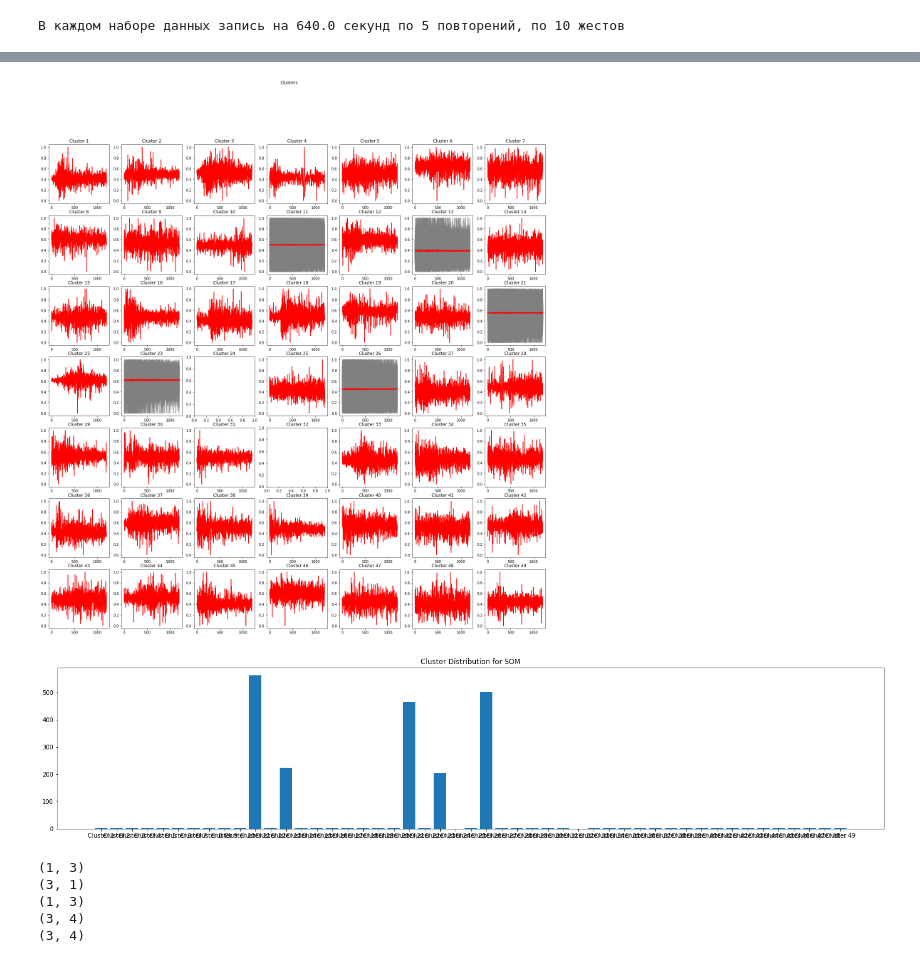
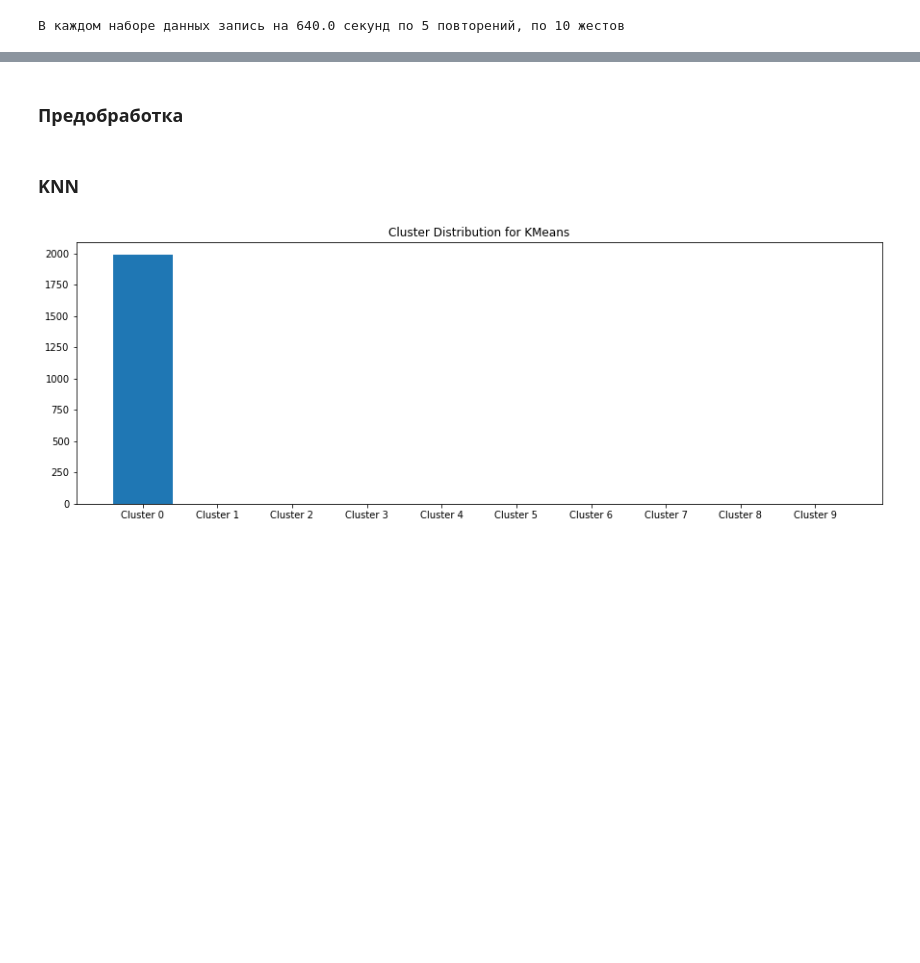
Before and after one commit to zugzvangg/SPC, a Jupyter notebook: stats/biosignals/ts_clustering.ipynb, the cells around one changed output, grey strips where cells are left out. Saved outputs shown, nothing was run; the diff lists cells and outputs as text; code cells hidden in the pictures; blank space fills up the shorter version.

```diff
--- a/stats/biosignals/ts_clustering.ipynb
+++ b/stats/biosignals/ts_clustering.ipynb
@@ -114,14 +123,0 @@ plt.show()
-# %%
-for i in range(len(mySeries)):
-    mySeries[i] = MinMaxScaler().fit_transform(mySeries[i].reshape(-1, 1)).reshape(1, -1)[0]
-# %%
-som_x = som_y = math.ceil(math.sqrt(math.sqrt(len(mySeries))))
-# I didn't see its significance but to make the map square,
-# I calculated square root of map size which is
-# the square root of the number of series
-# for the row and column counts of som
-
-som = MiniSom(som_x, som_y, len(mySeries[0]), sigma=0.3, learning_rate = 0.1)
-
-som.random_weights_init(mySeries)
-som.train(mySeries, 50000)
@@ -144,7 +124,2 @@ def plot_som_series_averaged_center(som_x, som_y, win_map):
-# %%
-win_map = som.win_map(mySeries)
-# Returns the mapping of the winner nodes and inputs
-
-plot_som_series_averaged_center(som_x, som_y, win_map)
-# %% [output]
-[figure, removed]
+# %% [markdown]
+### Предобработка
@@ -151,29 +128,16 @@ plot_som_series_averaged_center(som_x, som_y, win_map)
+# %% [markdown]
+### KNN
+# %%
+np.random.seed(42)
+cluster_count = 10
+km = TimeSeriesKMeans(n_clusters=cluster_count, max_iter=100)
+labels = km.fit_predict(mySeries)
 # %%
-cluster_c = []
-cluster_n = []
-for x in range(som_x):
-    for y in range(som_y):
-        cluster = (x,y)
-        if cluster in win_map.keys():
-            cluster_c.append(len(win_map[cluster]))
-        else:
-            cluster_c.append(0)
-        cluster_number = x*som_y+y+1
-        cluster_n.append(f"Cluster {cluster_number}")
-
-plt.figure(figsize=(25,5))
-plt.title("Cluster Distribution for SOM")
+cluster_c = [len(labels[labels==i]) for i in range(cluster_count)]
+cluster_n = ["Cluster "+str(i) for i in range(cluster_count)]
+plt.figure(figsize=(15,5))
+plt.title("Cluster Distribution for KMeans")
 plt.bar(cluster_n,cluster_c)
 plt.show()
 # %% [output]
-[figure, old version]
+[figure, new version]
-# %%
-# Let's check first 5
-for series in mySeries[:5]:
-    print(som.winner(series))
-# %% [output]
-(1, 3)
-(3, 1)
-(1, 3)
-(3, 4)
-(3, 4)
```
Also changed, not shown: parts of 17 cells of this notebook.
